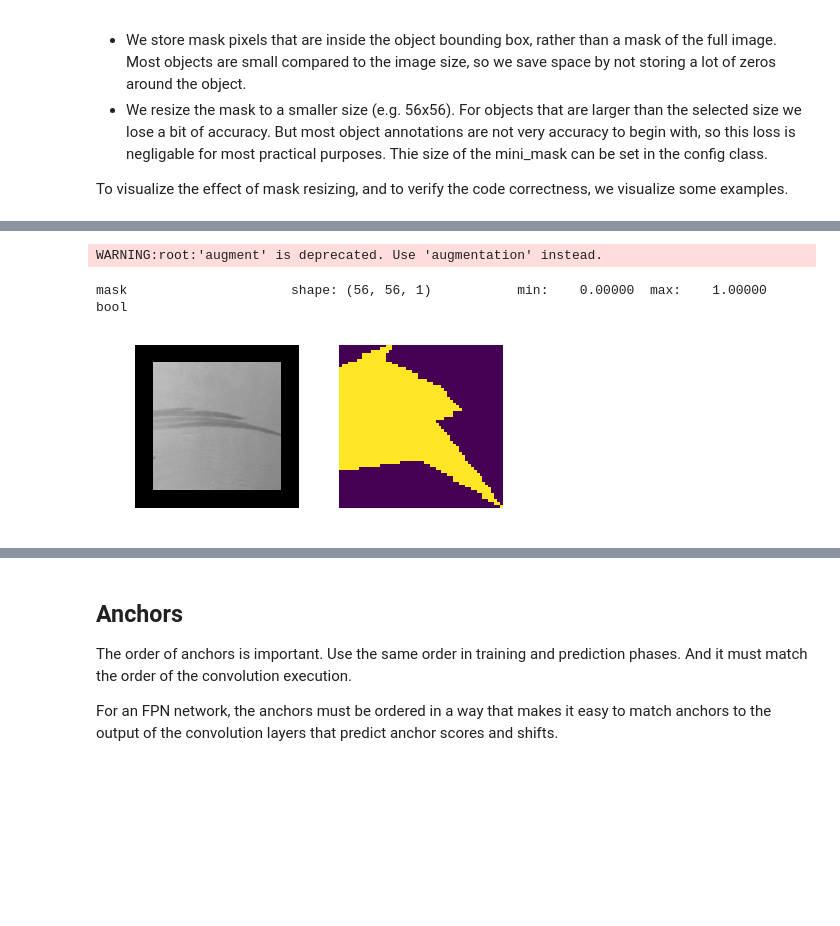
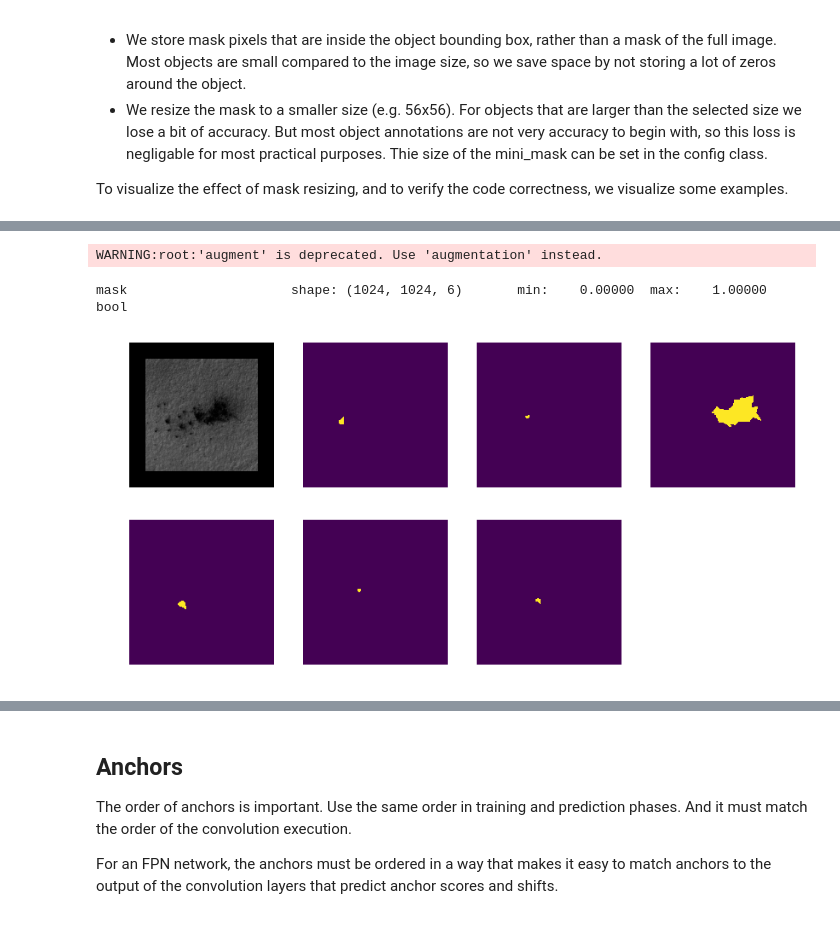
Before and after one commit to cienciaydatos/ai-challenge-mars, a Jupyter notebook: Mask_RCNN/modules/mars_anomaly/inspect_mars_anomaly_data.ipynb, the cells around one changed output, grey strips where cells are left out. Saved outputs shown, nothing was run; the diff lists cells and outputs as text; code cells hidden in the pictures; blank space fills up the shorter version.

```diff
--- a/Mask_RCNN/modules/mars_anomaly/inspect_mars_anomaly_data.ipynb
+++ b/Mask_RCNN/modules/mars_anomaly/inspect_mars_anomaly_data.ipynb
@@ -182,13 +182,13 @@ visualize.display_instances(image, bbox, mask, class_ids, dataset.class_names)
 # %%
 # Add augmentation and mask resizing.
 image, image_meta, class_ids, bbox, mask = modellib.load_image_gt(
-    dataset, config, image_id, augment=True, use_mini_mask=True)
+    dataset, config, image_id, augment=True, use_mini_mask=False)
 log("mask", mask)
 display_images([image]+[mask[:,:,i] for i in range(min(mask.shape[-1], 7))])
 # %% [output]
 WARNING:root:'augment' is deprecated. Use 'augmentation' instead.
-mask                     shape: (56, 56, 1)           min:    0.00000  max:    1.00000  bool
+mask                     shape: (1024, 1024, 6)       min:    0.00000  max:    1.00000  bool
-[figure, old version]
+[figure, new version]
 # %%
 mask = utils.expand_mask(bbox, mask, image.shape)
 visualize.display_instances(image, bbox, mask, class_ids, dataset.class_names)
```
Also changed, not shown: parts of 7 cells of this notebook, 1 other file.
